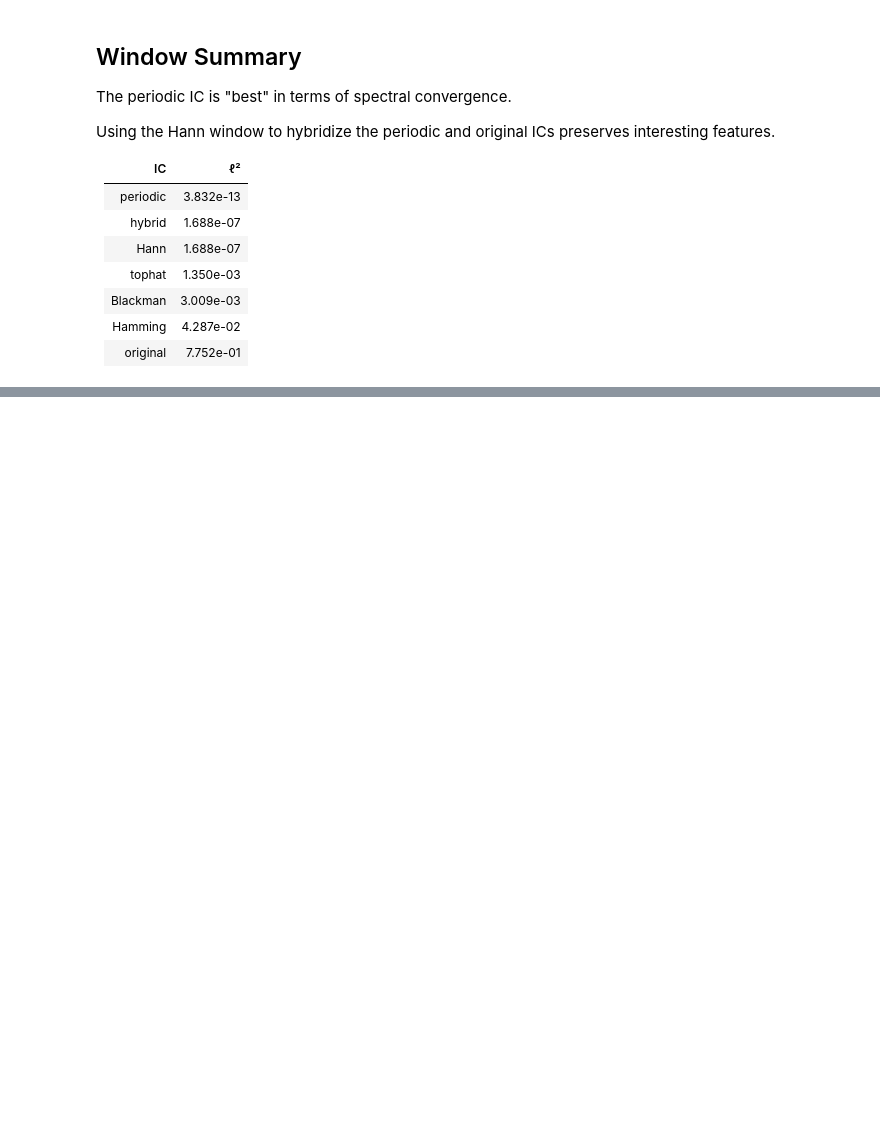
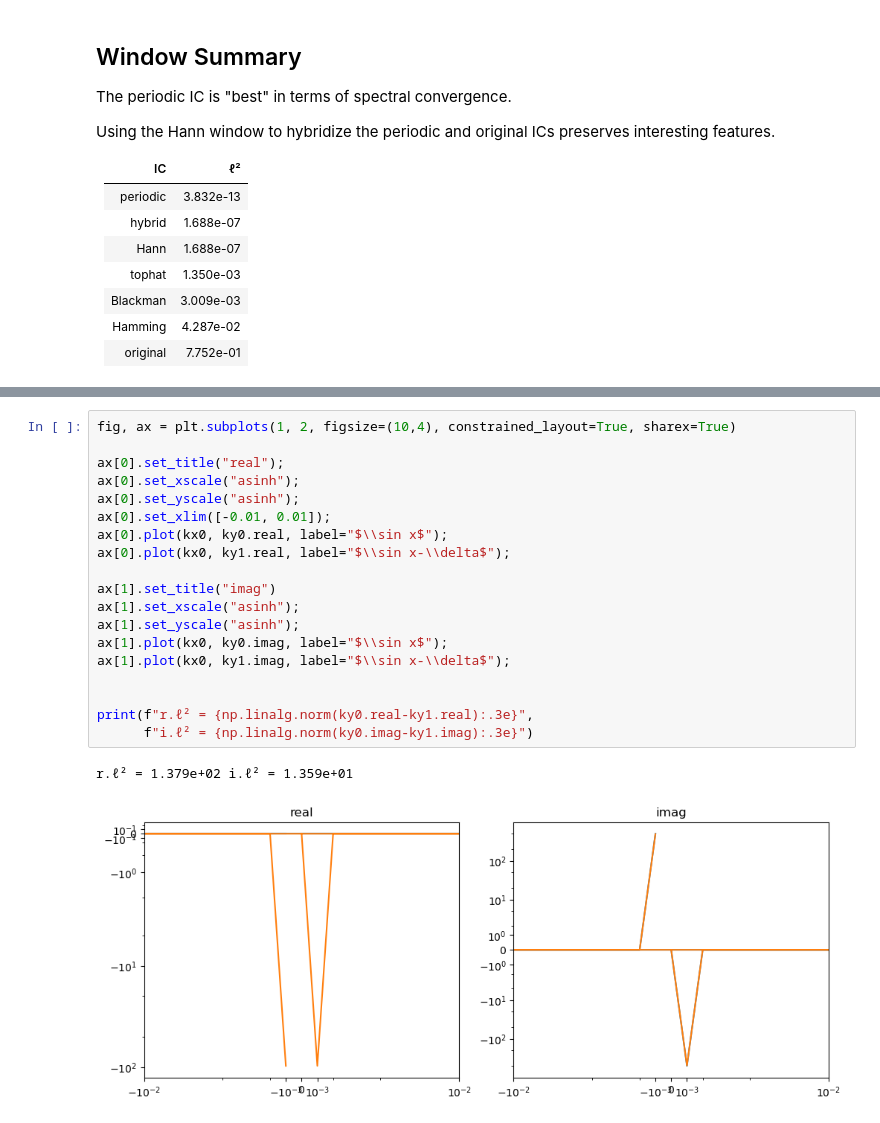
Before and after one commit to tkphd/pfhub-bm1-variations, a Jupyter notebook: fourier-interpolation.ipynb, the cells around one changed output, grey strips where cells are left out. Cells and saved outputs as stored; diff of their text form; blank space fills up the shorter version.

```diff
--- a/fourier-interpolation.ipynb
+++ b/fourier-interpolation.ipynb
@@ -404,0 +443,22 @@ Using the Hann window to hybridize the periodic and original ICs preserves inter
+# %%
+fig, ax = plt.subplots(1, 2, figsize=(10,4), constrained_layout=True, sharex=True)
+
+ax[0].set_title("real");
+ax[0].set_xscale("asinh");
+ax[0].set_yscale("asinh");
+ax[0].set_xlim([-0.01, 0.01]);
+ax[0].plot(kx0, ky0.real, label="$\\sin x$");
+ax[0].plot(kx0, ky1.real, label="$\\sin x-\\delta$");
+
+ax[1].set_title("imag")
+ax[1].set_xscale("asinh");
+ax[1].set_yscale("asinh");
+ax[1].plot(kx0, ky0.imag, label="$\\sin x$");
+ax[1].plot(kx0, ky1.imag, label="$\\sin x-\\delta$");
+
+
+print(f"r.ℓ² = {np.linalg.norm(ky0.real-ky1.real):.3e}",
+      f"i.ℓ² = {np.linalg.norm(ky0.imag-ky1.imag):.3e}")
+# %% [output]
+r.ℓ² = 1.379e+02 i.ℓ² = 1.359e+01
+[figure, added]
```
Also changed, not shown: parts of 10 cells of this notebook, 3 other files.
